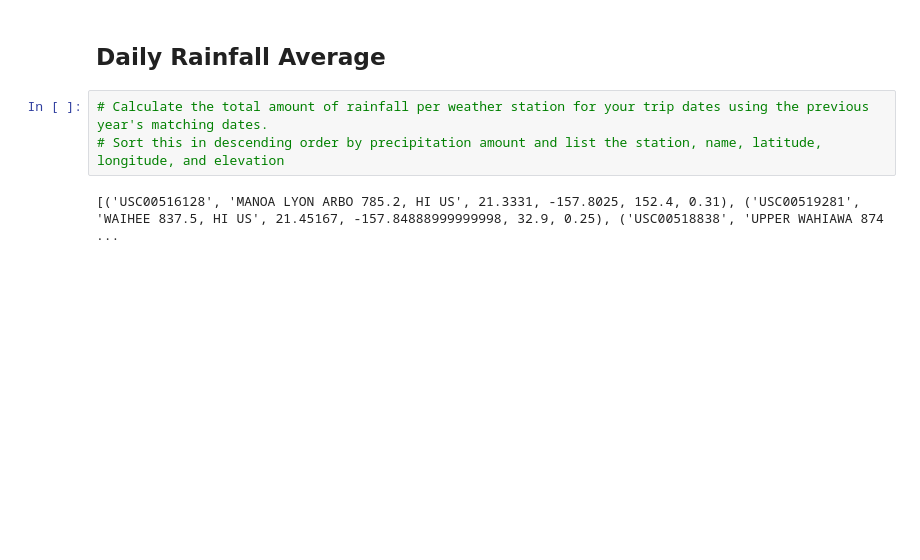
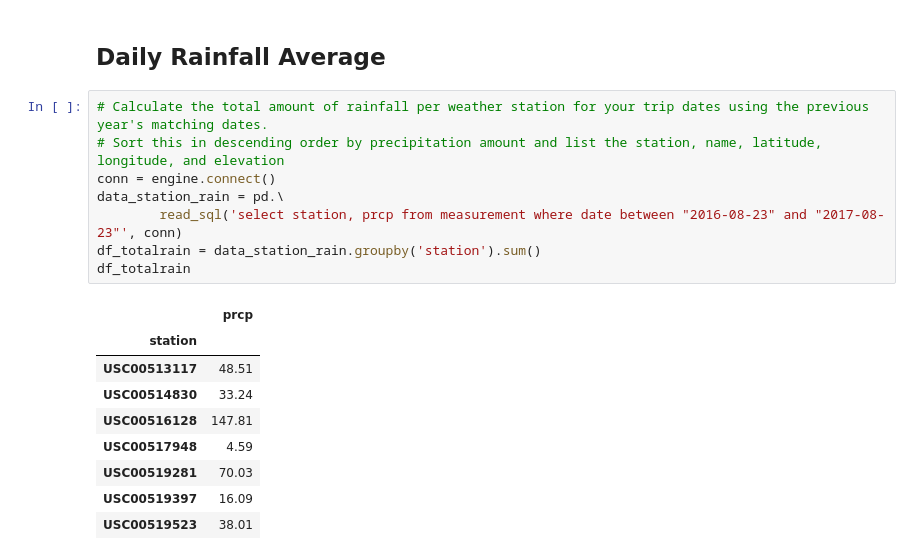
Before and after one commit to gsolohy/sqlalchemy-challenge, a Jupyter notebook: climate_starter.ipynb, the cells around one changed output. Saved outputs shown, nothing was run; the diff lists cells and outputs as text; blank space fills up the shorter version.

```diff
--- a/climate_starter.ipynb
+++ b/climate_starter.ipynb
@@ -271,5 +274,18 @@ plt.show()
 # %%
 # Calculate the total amount of rainfall per weather station for your trip dates using the previous year's matching dates.
 # Sort this in descending order by precipitation amount and list the station, name, latitude, longitude, and elevation
+conn = engine.connect()
+data_station_rain = pd.\
+        read_sql('select station, prcp from measurement where date between "2016-08-23" and "2017-08-23"', conn)
+df_totalrain = data_station_rain.groupby('station').sum()
+df_totalrain
 # %% [output]
-[('USC00516128', 'MANOA LYON ARBO 785.2, HI US', 21.3331, -157.8025, 152.4, 0.31), ('USC00519281', 'WAIHEE 837.5, HI US', 21.45167, -157.84888999999998, 32.9, 0.25), ('USC00518838', 'UPPER WAHIAWA 874 ...
+|  | prcp |
+| station |  |
+| USC00513117 | 48.51 |
+| USC00514830 | 33.24 |
+| USC00516128 | 147.81 |
+| USC00517948 | 4.59 |
+| USC00519281 | 70.03 |
+| USC00519397 | 16.09 |
+| USC00519523 | 38.01 |
```
Also changed, not shown: parts of 11 cells of this notebook, 2 other files.
